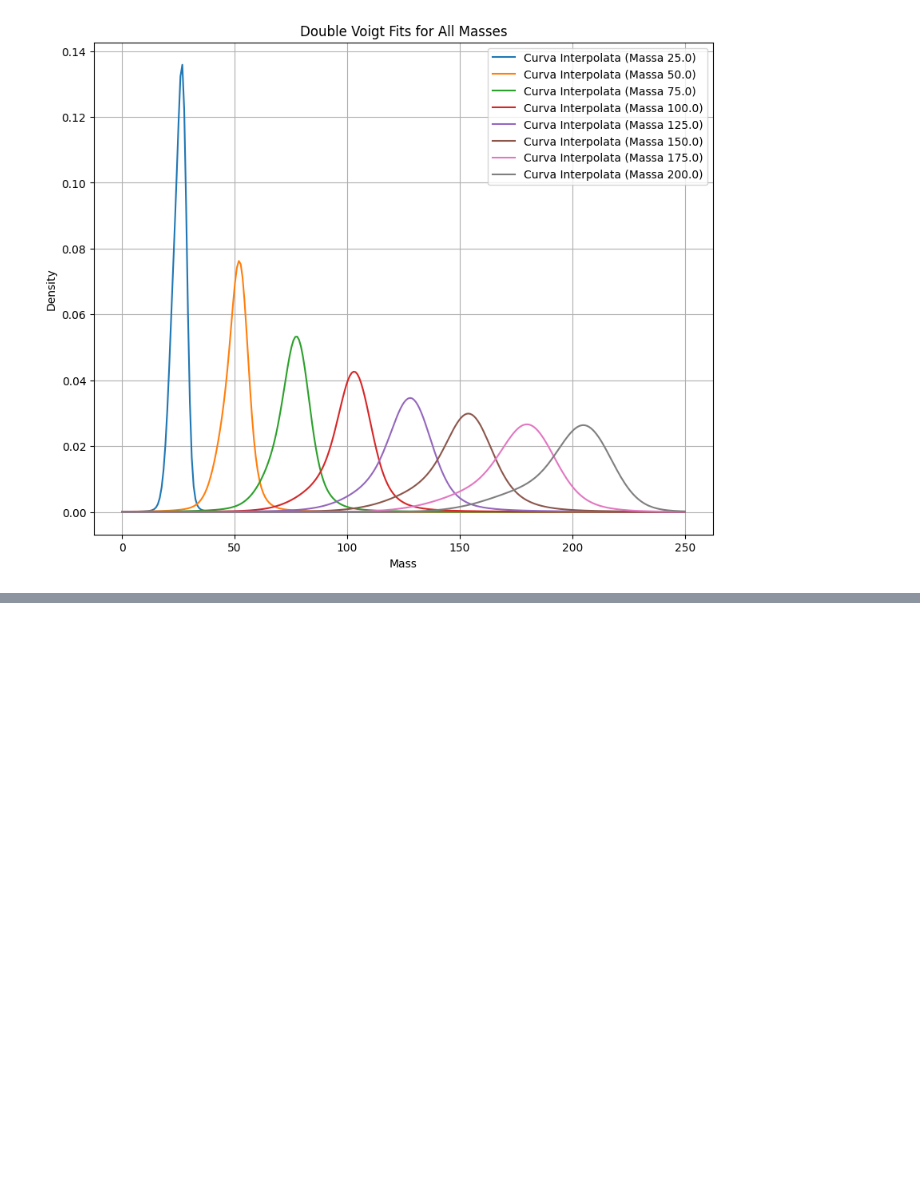
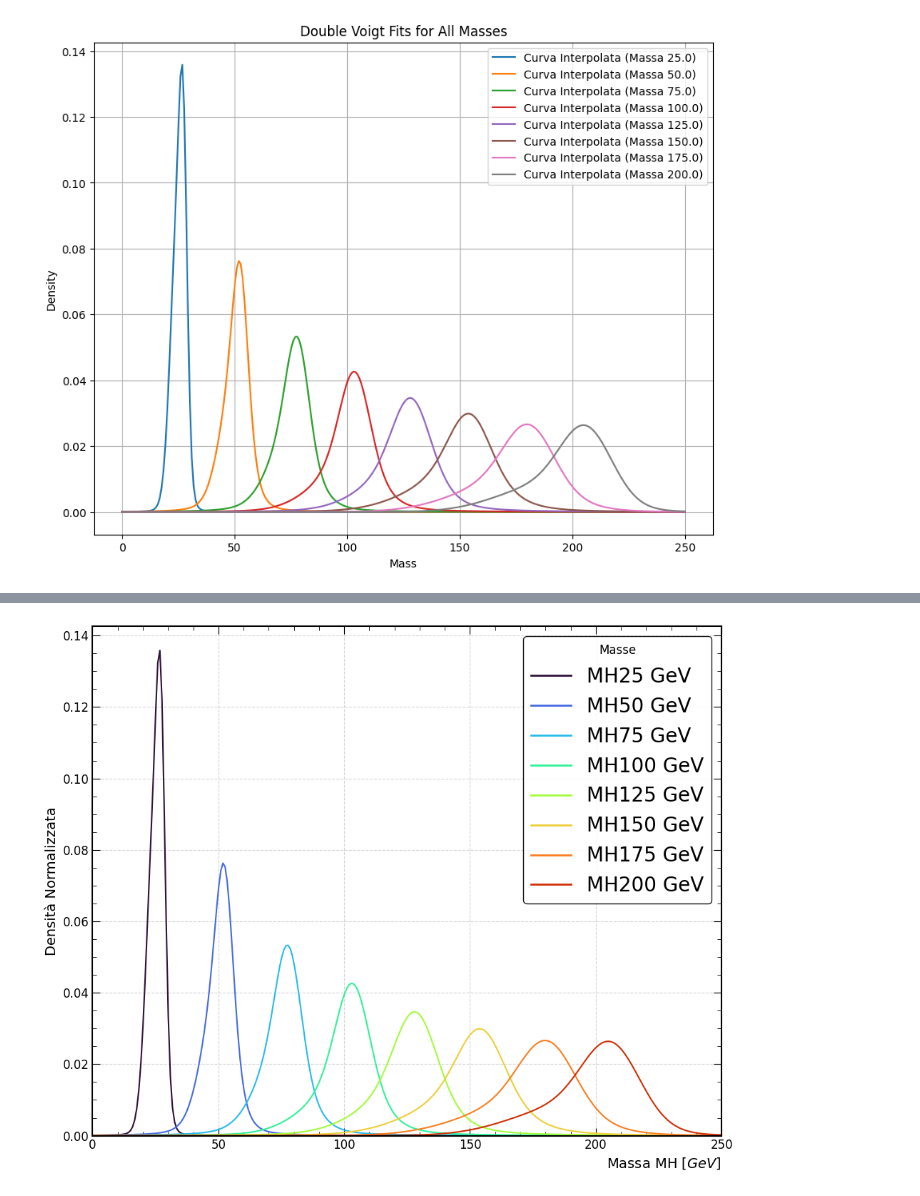
Before and after one commit to riccardocanterini-cyber/Tesi, a Jupyter notebook: Fit_Bifunzione/Prova_Interpolazione.ipynb, the cells around one changed output, grey strips where cells are left out. Cells and saved outputs as stored; diff of their text form; code cells hidden in the pictures; blank space fills up the shorter version.

Commit message:
Ultimi passi, grafici corretti e analisi finita

```diff
--- a/Fit_Bifunzione/Prova_Interpolazione.ipynb
+++ b/Fit_Bifunzione/Prova_Interpolazione.ipynb
@@ -145,0 +147,42 @@ plt.show()
+# %%
+#Proviamo ora a fare dei grafici più carini da inserire nell atesi
+from matplotlib.ticker import AutoMinorLocator
+fig, ax= plt.subplots(figsize=(10, 8))
+masse_dataset=[float(k.replace("MH", "")) for k in fit_MH_values.keys() if str(k).startswith("MH")]
+
+for i, m in enumerate(masse_dataset):
+    double_voigt_fit = DoubleVoigtFit2(m, fit_MH_values, ax=ax, color=colori[i])
+    double_voigt_fit.grafico()
+
+
+plt.rcParams.update({
+    'font.size': 12,
+    'font.family': 'sans-serif',
+    'font.sans-serif': ['Liberation Sans', 'DejaVu Sans'],
+    'xtick.direction': 'in',
+    'ytick.direction': 'in',
+    'xtick.major.size': 8,
+    'ytick.major.size': 8,
+    'xtick.minor.size': 4,
+    'ytick.minor.size': 4,
+    'xtick.top': True,
+    'ytick.right': True,
+    'axes.linewidth': 1.5,
+})
+ax.set_title("")
+#ax.text(0.95, 0.95, 'Doppio Fit di Voigt per Tutte le Masse', fontsize=16, fontweight='bold', ha="right", va="top", transform=ax.transAxes)
+ax.set_xlabel(r'Massa MH $[GeV]$', fontsize=14, loc='right')
+ax.set_ylabel('Densità Normalizzata', fontsize=14)
+colori=[plt.cm.turbo(i/len(masse_dataset)) for i in range(len(masse_dataset))]
+legend_elements = [Line2D([1], [0], color=colori[i], lw=2, label=f"MH{25+25*i} GeV") for i in range(len(masse_dataset))]
+ax.legend(handles=legend_elements, loc='upper right', frameon=True, fontsize=20, framealpha=0.9, edgecolor='black', title='Masse', title_fontsize=12)
+ax.grid(True, linestyle='--', alpha=0.5)
+ax.xaxis.set_minor_locator(AutoMinorLocator())
+ax.yaxis.set_minor_locator(AutoMinorLocator())
+ax.set_ylim(bottom=0)
+ax.set_xlim(0, 250)
+plt.tight_layout()
+plt.savefig('/home/riccardo/Tesi/Cartella_Analisi_Dati/Immagini/Grafici_Totali.png', bbox_inches='tight')
+plt.show()
+# %% [output]
+[figure, added]
```
Also changed, not shown: parts of 3 cells of this notebook, 11 other files.
